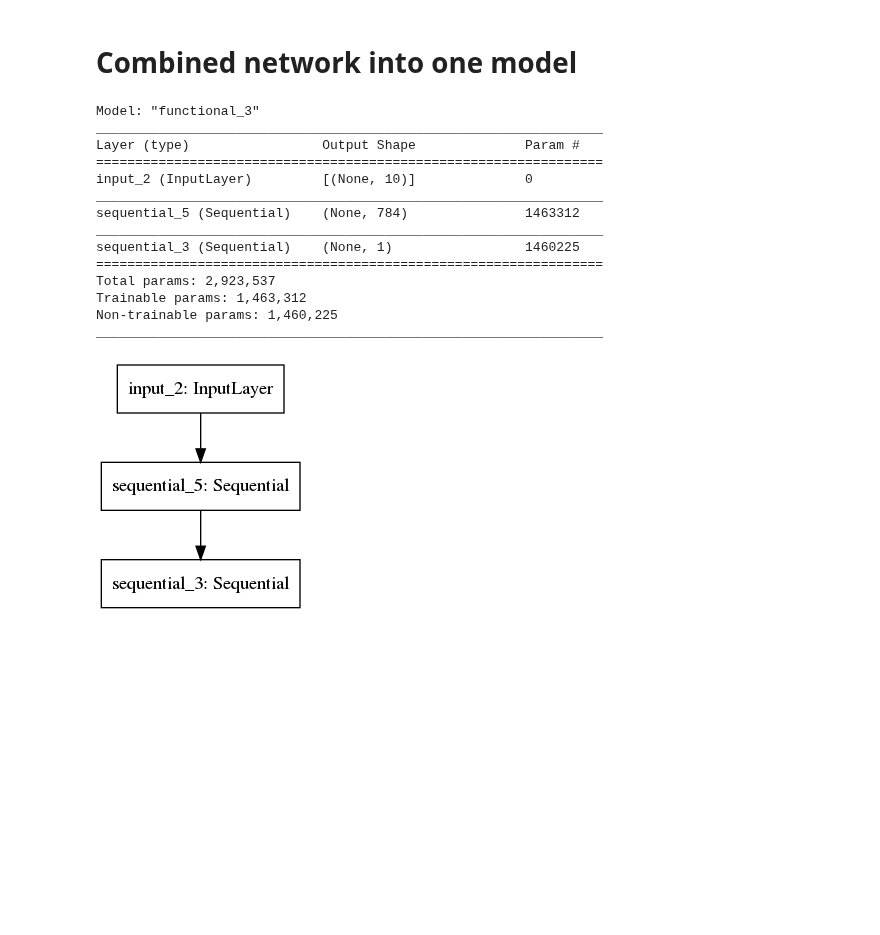
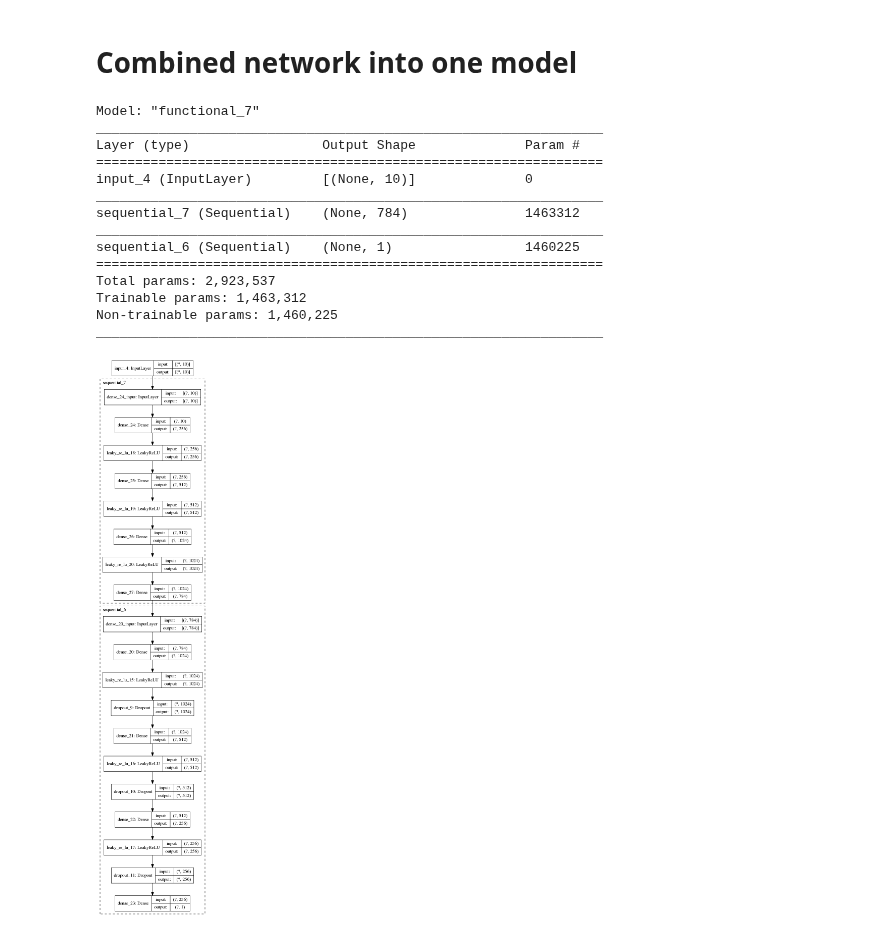
Before and after one commit to vojtechcima/2020-21-ARD, a Jupyter notebook: abd_11.ipynb, the cells around one changed output. Drawn from its saved outputs; the diff is of its cells as text; code cells hidden in the pictures; blank space fills up the shorter version.

```diff
--- a/abd_11.ipynb
+++ b/abd_11.ipynb
@@ -200,23 +201,23 @@ ganOutput = discriminator(x)
 gan = keras.models.Model(inputs=ganInput, outputs=ganOutput)
 gan.compile(loss='binary_crossentropy', optimizer=keras.optimizers.Adam(lr=0.0002, beta_1=0.5))
 
-gan.summaryary()
+gan.summary()
 # %% [output]
-Model: "functional_3"
+Model: "functional_7"
 _________________________________________________________________
 Layer (type)                 Output Shape              Param #
 =================================================================
-input_2 (InputLayer)         [(None, 10)]              0
+input_4 (InputLayer)         [(None, 10)]              0
 _________________________________________________________________
-sequential_5 (Sequential)    (None, 784)               1463312
+sequential_7 (Sequential)    (None, 784)               1463312
 _________________________________________________________________
-sequential_3 (Sequential)    (None, 1)                 1460225
+sequential_6 (Sequential)    (None, 1)                 1460225
 =================================================================
 Total params: 2,923,537
 Trainable params: 1,463,312
 Non-trainable params: 1,460,225
 _________________________________________________________________
 # %%
-keras.utils.plot_model(gan)
+keras.utils.plot_model(gan, expand_nested=True, show_shapes=True)
 # %% [output]
-[figure, old version]
+[figure, new version]
```
Also changed, not shown: parts of 12 cells of this notebook, 1 other file.
